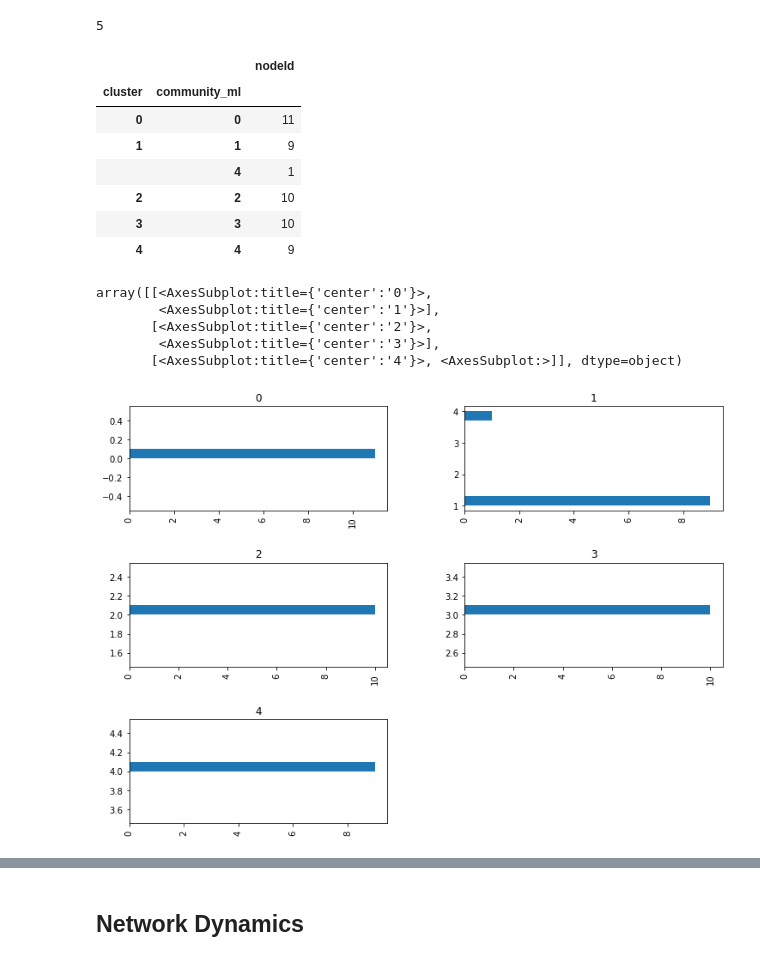
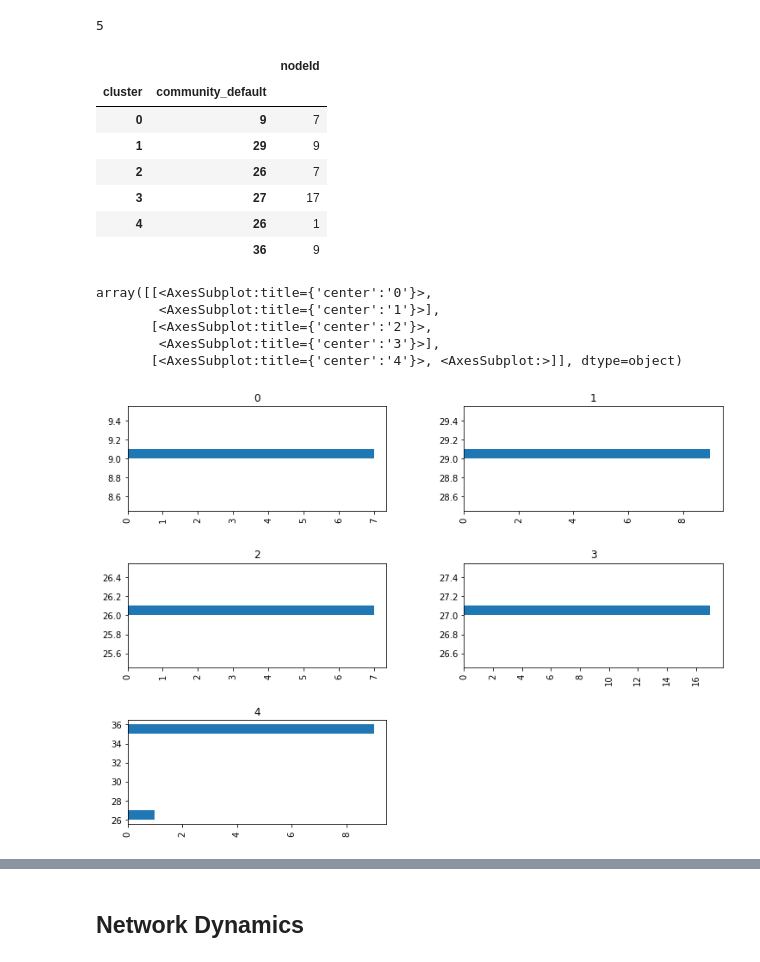
Before and after one commit to Transparency-Information-Language/tilt-graph-analyis, a Jupyter notebook: fake_data.ipynb, the cells around one changed output, grey strips where cells are left out. Drawn from its saved outputs; the diff is of its cells as text; code cells hidden in the pictures.

```diff
--- a/fake_data.ipynb
+++ b/fake_data.ipynb
@@ -675,27 +647,27 @@ res['communityCount']
 # %% [output]
 5
 # %%
-nodes_communities = gds.graph.streamNodeProperties(G, ['cluster', 'community_ml'], separate_property_columns= True)
+nodes_communities = gds.graph.streamNodeProperties(G, ['cluster', 'community_default'], separate_property_columns= True)
 # %%
-nodes_communities.groupby(['cluster', 'community_ml']).count()
+nodes_communities.groupby(['cluster', 'community_default']).count()
 # %% [output]
 |  |  | nodeId |
-| cluster | community_ml |  |
-| 0 | 0 | 11 |
-| 1 | 1 | 9 |
-|  | 4 | 1 |
-| 2 | 2 | 10 |
-| 3 | 3 | 10 |
-| 4 | 4 | 9 |
+| cluster | community_default |  |
+| 0 | 9 | 7 |
+| 1 | 29 | 9 |
+| 2 | 26 | 7 |
+| 3 | 27 | 17 |
+| 4 | 26 | 1 |
+|  | 36 | 9 |
 # %%
-nodes_communities['community_ml'].hist(by=nodes_communities['cluster'], orientation= 'horizontal', figsize=(12,9))
+nodes_communities['community_default'].hist(by=nodes_communities['cluster'], orientation= 'horizontal', figsize=(12,9))
 # %% [output]
 array([[<AxesSubplot:title={'center':'0'}>,
         <AxesSubplot:title={'center':'1'}>],
        [<AxesSubplot:title={'center':'2'}>,
         <AxesSubplot:title={'center':'3'}>],
        [<AxesSubplot:title={'center':'4'}>, <AxesSubplot:>]], dtype=object)
-[figure, old version]
+[figure, new version]
 # %%
 gds.graph.drop(gds.graph.get("GDS"))
 # %% [output]
```
Also changed, not shown: parts of 13 cells of this notebook, 2 other files.
